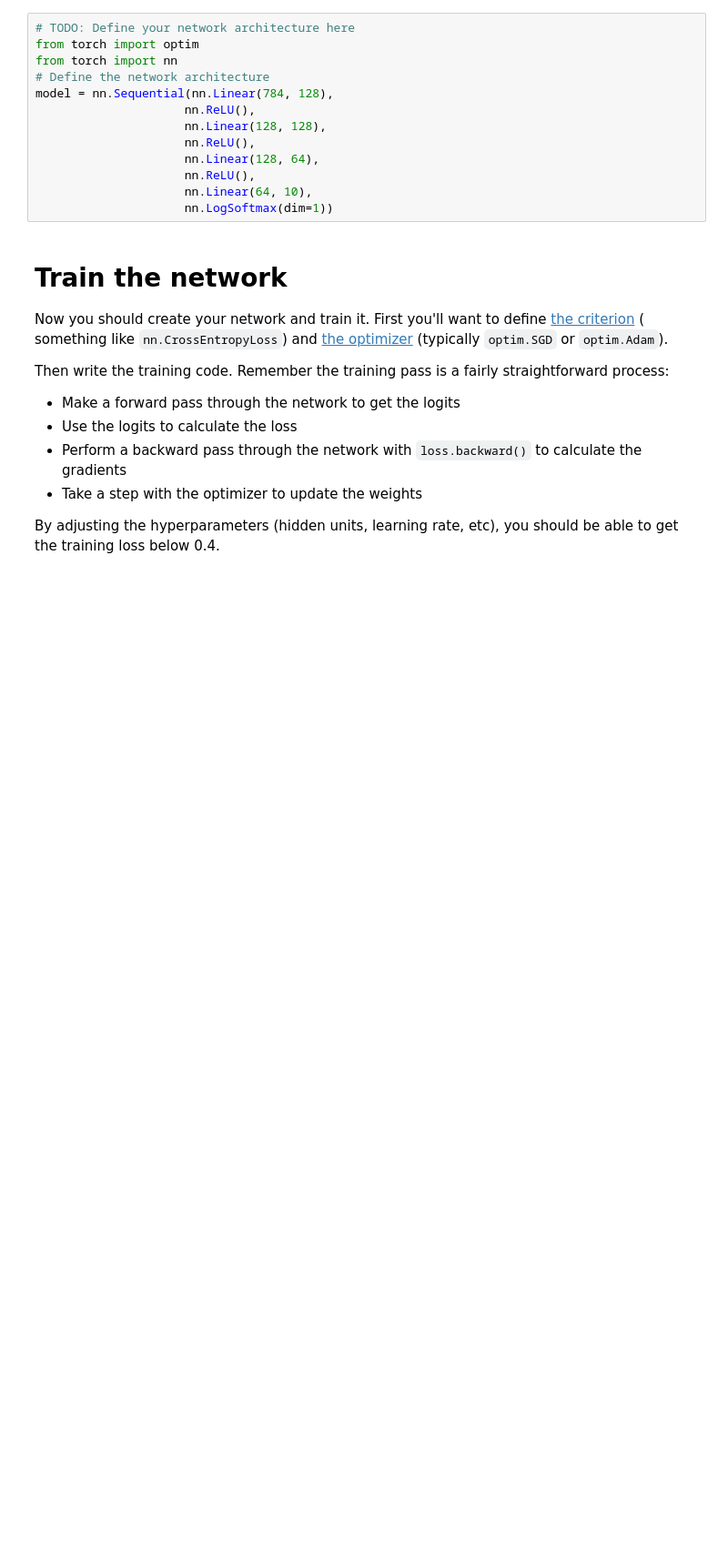
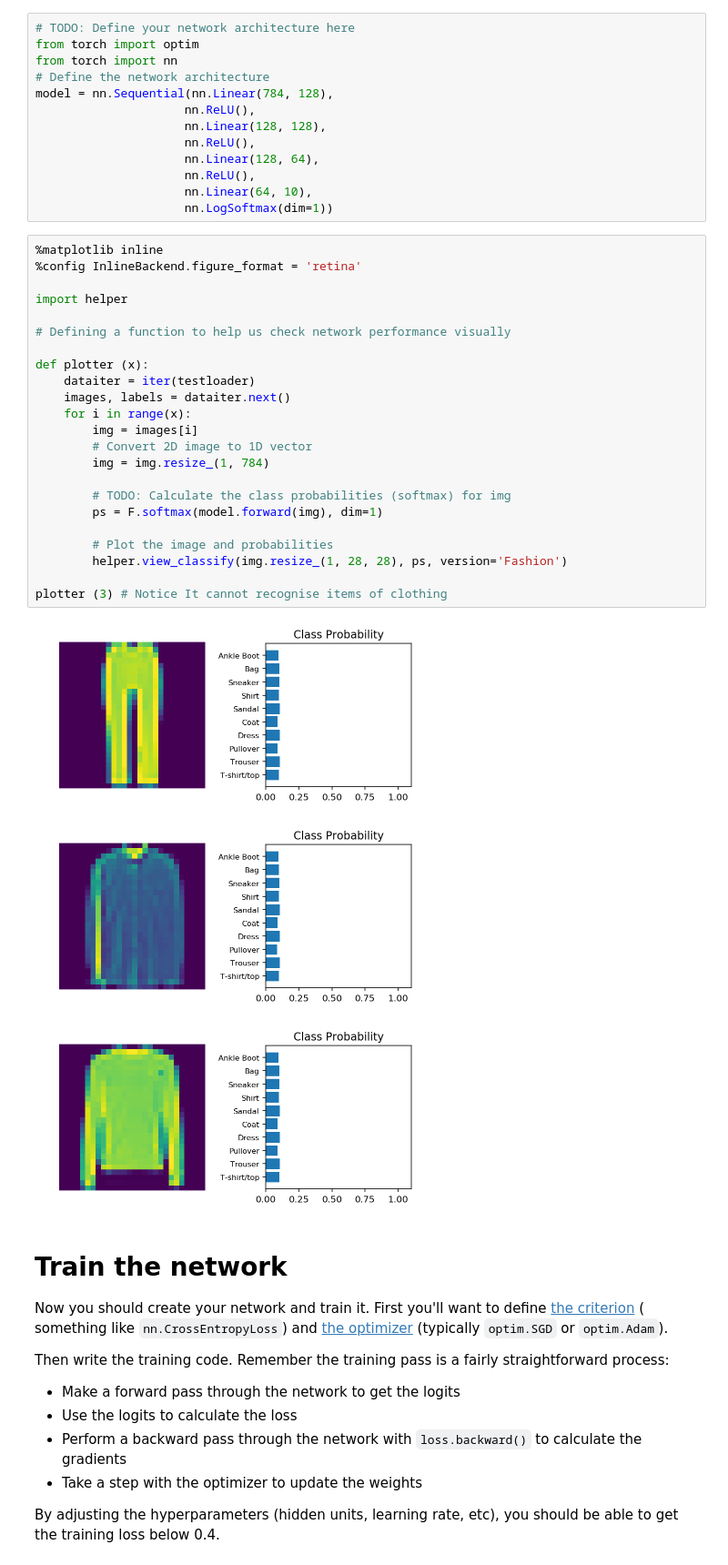
Before and after one commit to Ali-Parandeh/Udacity_AI_Programming_ND_Exercises, a Jupyter notebook: 4. Neural Networks/6. Part 4 - Fashion-MNIST - Recognising Clothes.ipynb, the cells around one changed output. Shown at 91% size. Cells and saved outputs as stored; diff of their text form; blank space fills up the shorter version.

Commit message:
Created Clothing Image Classifier

```diff
--- a/4. Neural Networks/6. Part 4 - Fashion-MNIST - Recognising Clothes.ipynb
+++ b/4. Neural Networks/6. Part 4 - Fashion-MNIST - Recognising Clothes.ipynb
@@ -55,6 +55,33 @@ model = nn.Sequential(nn.Linear(784, 128),
                      nn.ReLU(),
                      nn.Linear(64, 10),
                      nn.LogSoftmax(dim=1))
+# %%
+%matplotlib inline
+%config InlineBackend.figure_format = 'retina'
+
+import helper
+
+# Defining a function to help us check network performance visually
+
+def plotter (x):
+    dataiter = iter(testloader)
+    images, labels = dataiter.next()
+    for i in range(x):
+        img = images[i]
+        # Convert 2D image to 1D vector
+        img = img.resize_(1, 784)
+
+        # TODO: Calculate the class probabilities (softmax) for img
+        ps = F.softmax(model.forward(img), dim=1)
+
+        # Plot the image and probabilities
+        helper.view_classify(img.resize_(1, 28, 28), ps, version='Fashion')
+
+plotter (3) # Notice It cannot recognise items of clothing
+# %% [output]
+[figure, added]
+[figure, added]
+[figure, added]
 # %% [markdown]
 # Train the network
 
```
Also changed, not shown: parts of 2 cells of this notebook.
